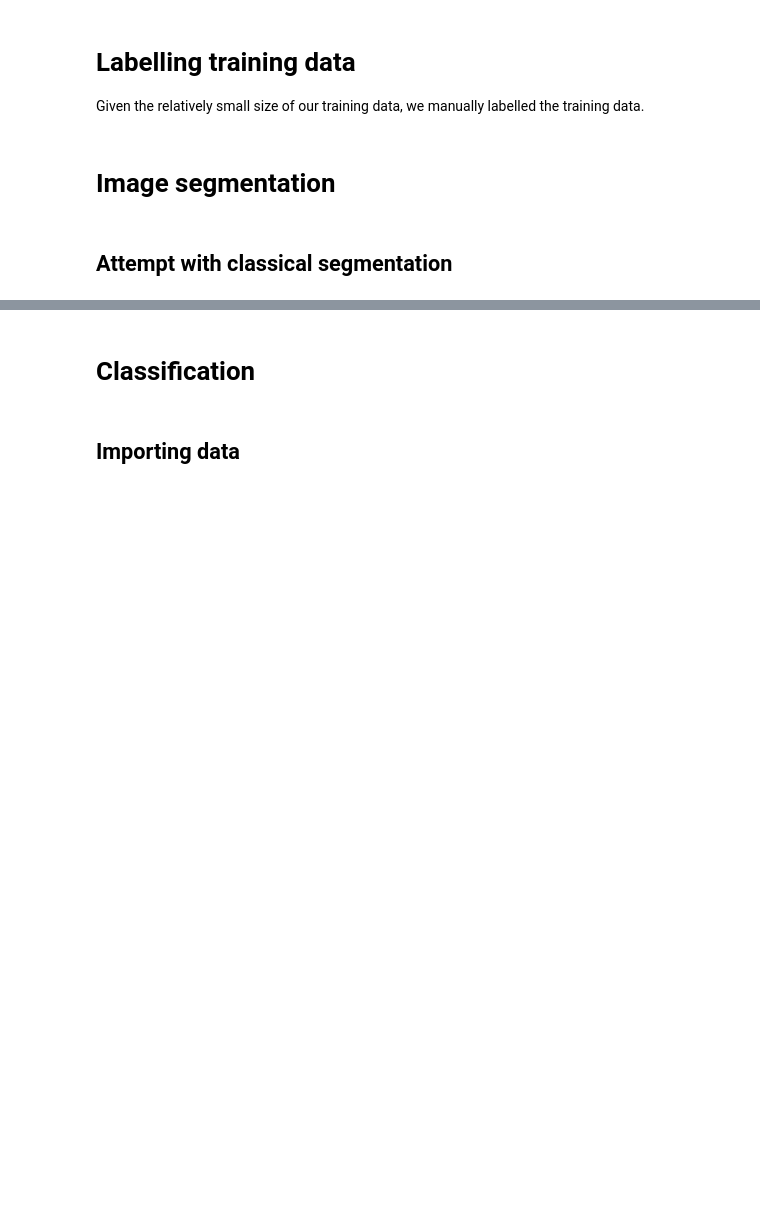
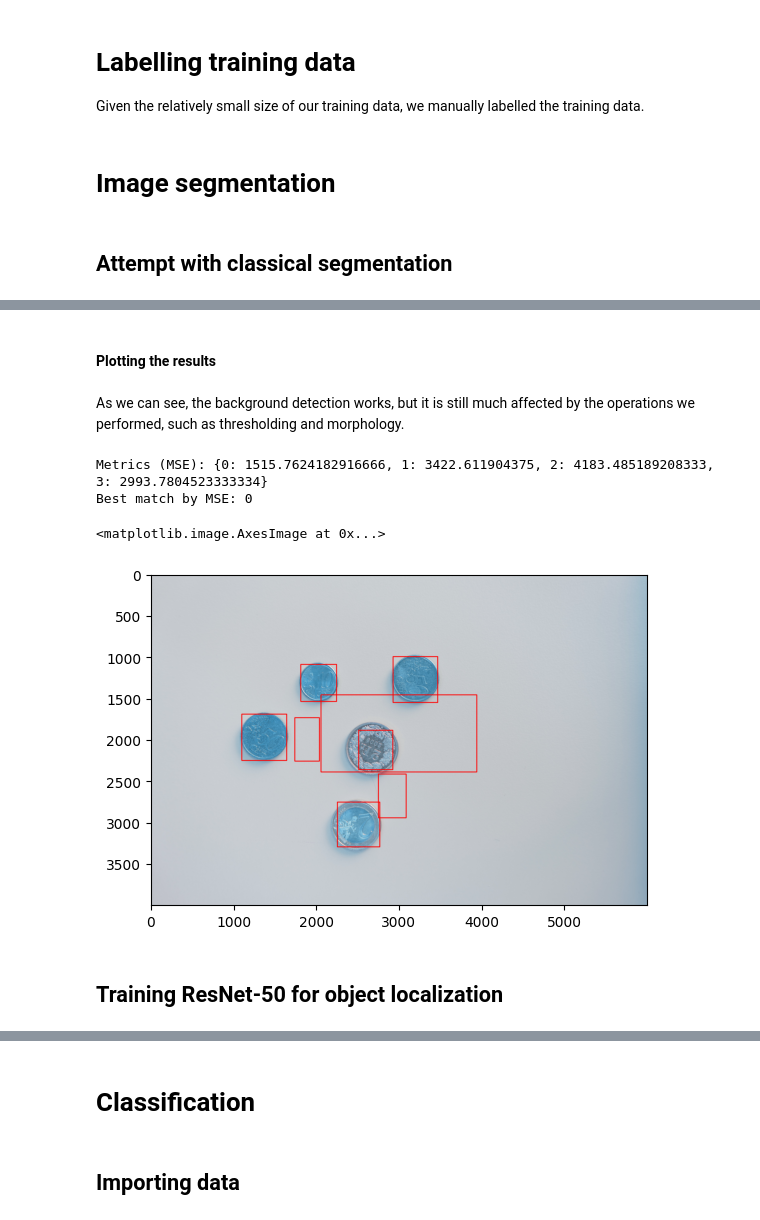
Before and after one commit to KatlaMariaGudmundsdottir/Coin-Classification, a Jupyter notebook: report.ipynb, the cells around one changed output, grey strips where cells are left out. Drawn from its saved outputs; the diff is of its cells as text; code cells hidden in the pictures; blank space fills up the shorter version.

```diff
--- a/report.ipynb
+++ b/report.ipynb
@@ -74,0 +356,36 @@ for folder in os.listdir(unlabeled_data_folder):
+# %%
+# Crop the bounding boxes from the images
+def crop_bounding_boxes(img_original, contours):
+    '''
+    Takes in an image with multiple coins and its contours that represent the coins.
+    Outputs a list of cropped images.
+    '''
+
+    img = img_original.copy()
+    cropped_images = []
+
+    for cntr in contours:
+        area = cv.contourArea(cntr)
+
+        # Check if contour is big enough
+        if area < 70000 or area > 700000:
+            continue
+
+        x, y, w, h = cv.boundingRect(cntr)
+        cropped_images.append(img[y:y+h, x:x+w])
+
+    return cropped_images
+
+# Apply filters
+noisy_bg_sample_filtered, contours = get_contours(noisy_bg_sample)
+
+# Remember to pass in the original image, otherwise we get the red bounding boxes as well
+cropped_coins = crop_bounding_boxes(noisy_bg_sample, contours)
+
+# Plot the cropped coins
+plt.figure(figsize=(10, 10))
+for i, coin in enumerate(cropped_coins):
+    plt.subplot(1, len(cropped_coins), i+1)
+    plt.imshow(coin)
+    plt.axis('off')
+plt.show()
@@ -74,0 +628,17 @@ for folder in os.listdir(unlabeled_data_folder):
+# %% [markdown]
+#### Plotting the results
+# %% [markdown]
+As we can see, the background detection works, but it is still much affected by the operations we performed, such as thresholding and morphology.
+# %%
+image = neutral_bg_sample.copy()
+image = cv2.cvtColor(image, cv2.COLOR_BGR2RGB)
+detected_coins_image, contours = apply(image)
+
+plt.imshow(detected_coins_image)
+# %% [output]
+Metrics (MSE): {0: 1515.7624182916666, 1: 3422.611904375, 2: 4183.485189208333, 3: 2993.7804523333334}
+Best match by MSE: 0
+<matplotlib.image.AxesImage at 0x...>
+[figure, added]
+# %% [markdown]
+## Training ResNet-50 for object localization
```
Also changed, not shown: parts of 52 cells of this notebook, 19 other files.
